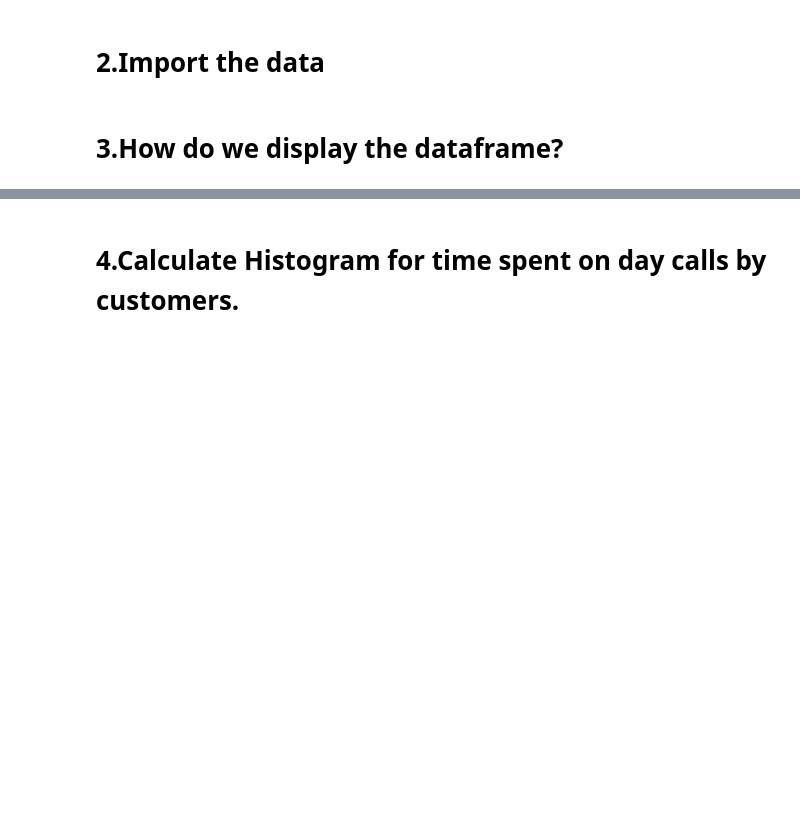
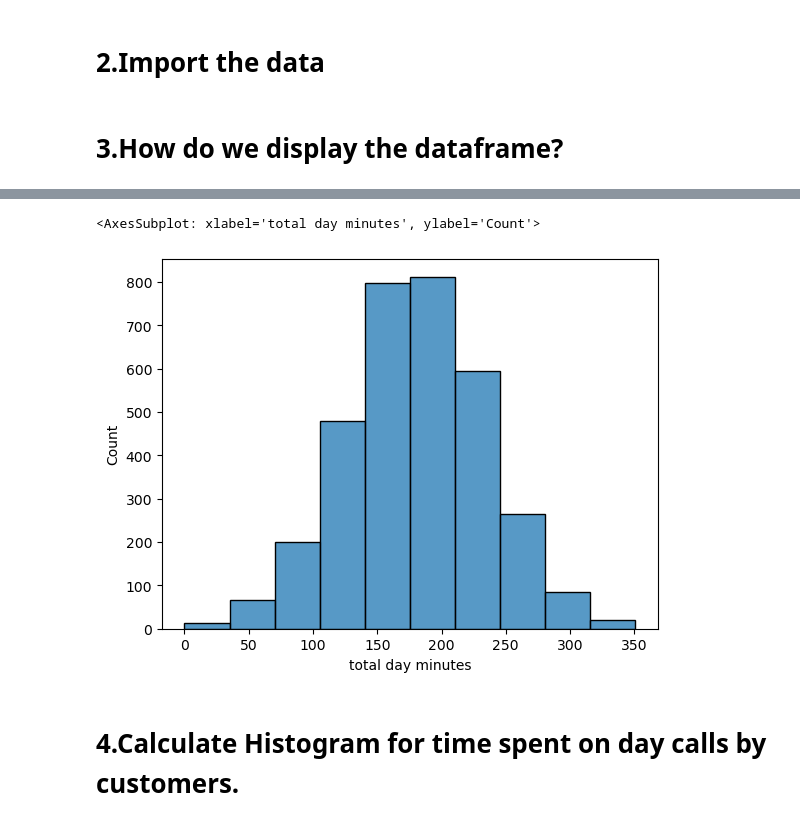
Before and after one commit to sanjay-223/WalmartCollabRepo, a Jupyter notebook: PSA&SM/Basic Stats case study(Churn dataset).ipynb, the cells around one changed output, grey strips where cells are left out. Drawn from its saved outputs; the diff is of its cells as text; code cells hidden in the pictures; blank space fills up the shorter version.

```diff
--- a/PSA&SM/Basic Stats case study(Churn dataset).ipynb
+++ b/PSA&SM/Basic Stats case study(Churn dataset).ipynb
@@ -84,3 +103,8 @@ Churn : Customers who churned the telecom service or who doesn’t(0=“Churner
+# %%
+sns.histplot(df['total day minutes'],bins=10)
+# %% [output]
+<AxesSubplot: xlabel='total day minutes', ylabel='Count'>
+[figure, added]
 # %% [markdown]
 # 4.Calculate Histogram for time spent on day calls by customers.
 # %%
```
Also changed, not shown: parts of 24 cells of this notebook.
